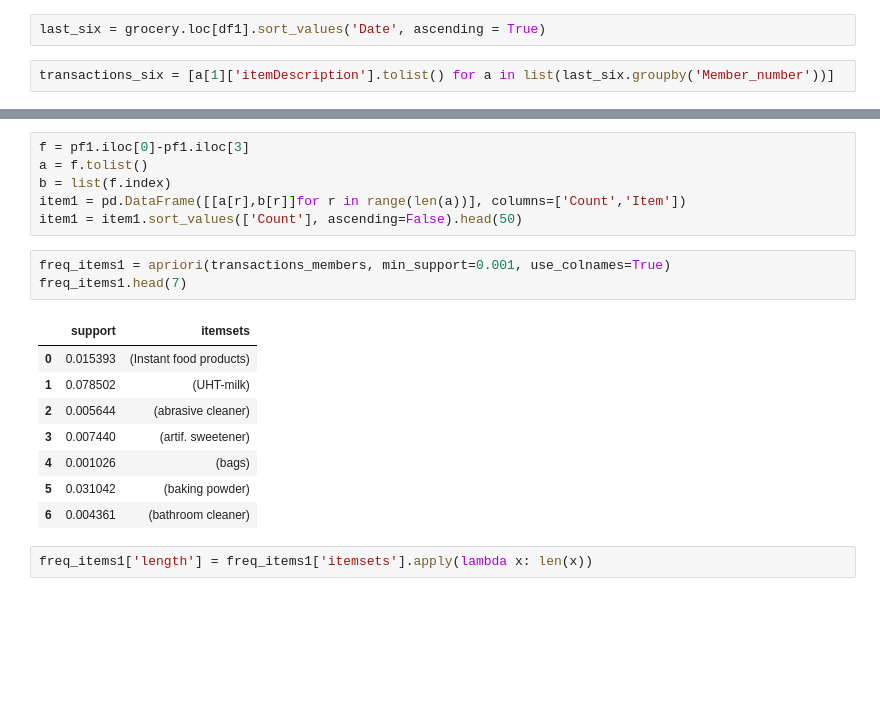
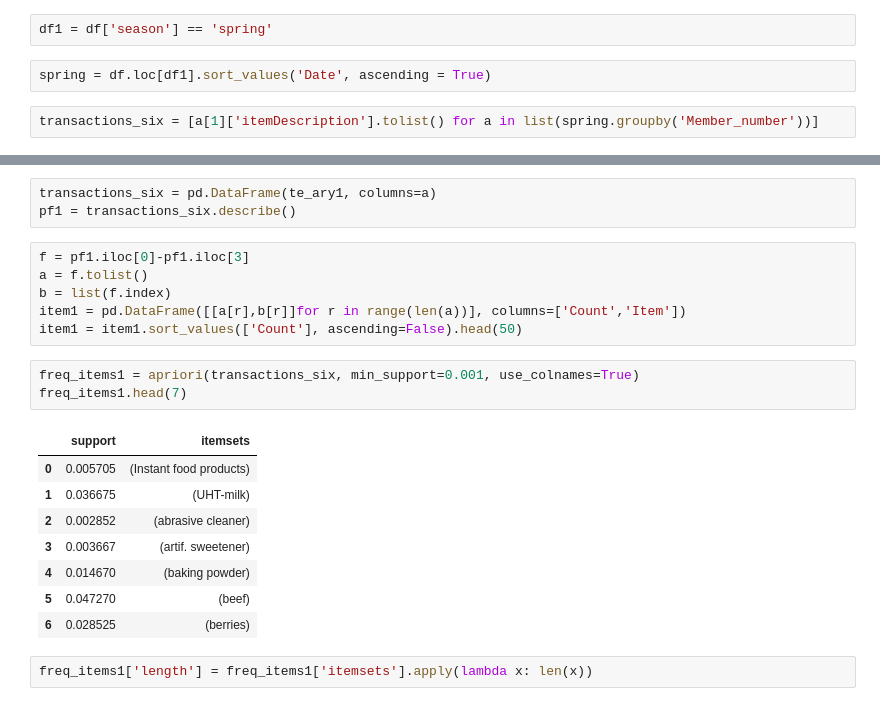
Before and after one commit to joyb05/Market-Basket-Analysis, a Jupyter notebook: Market_Basket_Analysis_Groceries_Dataset.ipynb, the cells around one changed output, grey strips where cells are left out. Cells and saved outputs as stored; diff of their text form; blank space fills up the shorter version.

```diff
--- a/Market_Basket_Analysis_Groceries_Dataset.ipynb
+++ b/Market_Basket_Analysis_Groceries_Dataset.ipynb
@@ -576,6 +548,8 @@ df1 = (grocery['Date'] > '2015-1-1') & (grocery['Date'] < '2015-6-30')
+# %%
+df1 = df['season'] == 'spring'
 # %%
-last_six = grocery.loc[df1].sort_values('Date', ascending = True)
+spring = df.loc[df1].sort_values('Date', ascending = True)
 # %%
-transactions_six = [a[1]['itemDescription'].tolist() for a in list(last_six.groupby('Member_number'))]
+transactions_six = [a[1]['itemDescription'].tolist() for a in list(spring.groupby('Member_number'))]
 # %%
 te1 = TransactionEncoder()
@@ -588,3 +580,6 @@ a = te1.columns_
+# %%
+transactions_six = pd.DataFrame(te_ary1, columns=a)
+pf1 = transactions_six.describe()
 # %%
 f = pf1.iloc[0]-pf1.iloc[3]
 a = f.tolist()
@@ -592,17 +587,17 @@ b = list(f.index)
 item1 = pd.DataFrame([[a[r],b[r]]for r in range(len(a))], columns=['Count','Item'])
 item1 = item1.sort_values(['Count'], ascending=False).head(50)
 # %%
-freq_items1 = apriori(transactions_members, min_support=0.001, use_colnames=True)
+freq_items1 = apriori(transactions_six, min_support=0.001, use_colnames=True)
 freq_items1.head(7)
 # %% [output]
 |  | support | itemsets |
-| 0 | 0.015393 | (Instant food products) |
-| 1 | 0.078502 | (UHT-milk) |
-| 2 | 0.005644 | (abrasive cleaner) |
-| 3 | 0.007440 | (artif. sweetener) |
-| 4 | 0.001026 | (bags) |
-| 5 | 0.031042 | (baking powder) |
-| 6 | 0.004361 | (bathroom cleaner) |
+| 0 | 0.005705 | (Instant food products) |
+| 1 | 0.036675 | (UHT-milk) |
+| 2 | 0.002852 | (abrasive cleaner) |
+| 3 | 0.003667 | (artif. sweetener) |
+| 4 | 0.014670 | (baking powder) |
+| 5 | 0.047270 | (beef) |
+| 6 | 0.028525 | (berries) |
 # %%
 freq_items1['length'] = freq_items1['itemsets'].apply(lambda x: len(x))
 # %%
```
Also changed, not shown: parts of 88 cells of this notebook.
